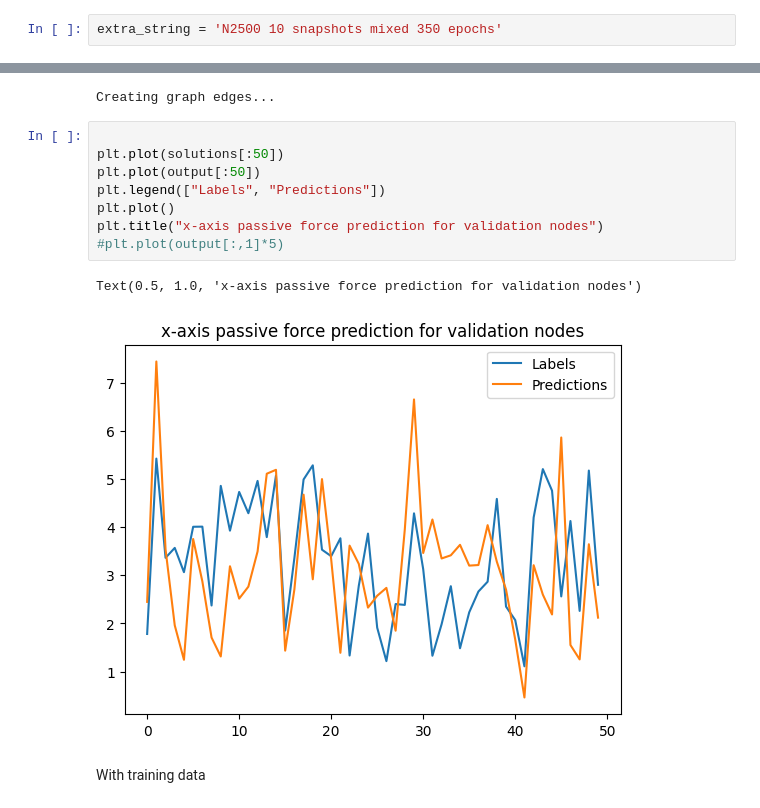
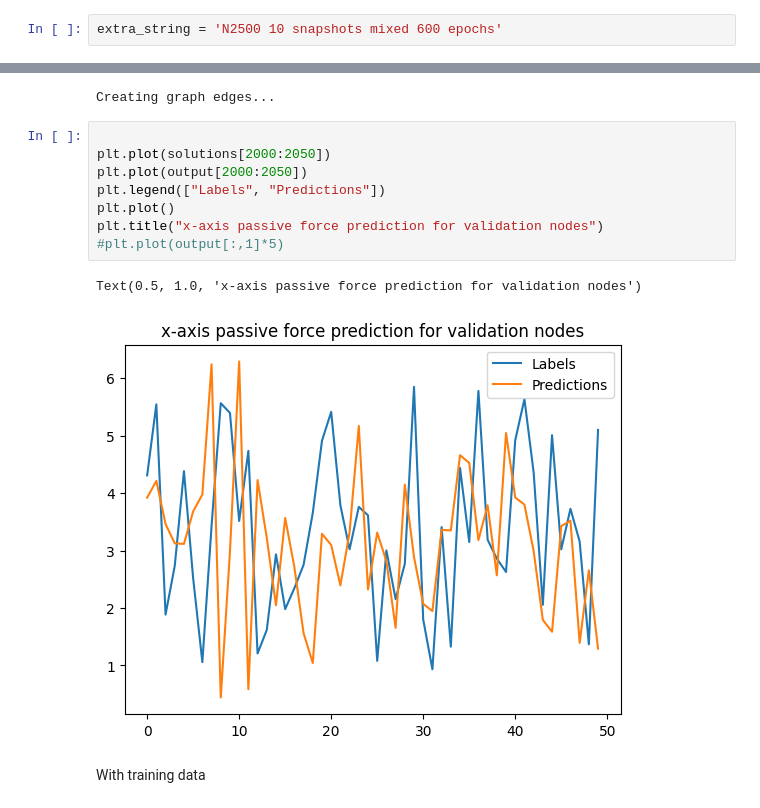
Before and after one commit to Phistian/exjobb, a Jupyter notebook: miguel/training/magnitude_training.ipynb, the cells around one changed output, grey strips where cells are left out. Cells and saved outputs as stored; diff of their text form.

```diff
--- a/miguel/training/magnitude_training.ipynb
+++ b/miguel/training/magnitude_training.ipynb
@@ -461,7 +461,7 @@ for i in range(len(histories)):
 # %% [markdown]
 Model
 # %%
-extra_string = 'N2500 10 snapshots mixed 350 epochs'
+extra_string = 'N2500 10 snapshots mixed 600 epochs'
 # %%
 
 model.save(models_address + extra_string)
@@ -741,15 +741,15 @@ solutions = full_test_graph[1][0]
 Creating graph edges...
 # %%
 
-plt.plot(solutions[:50])
-plt.plot(output[:50])
+plt.plot(solutions[2000:2050])
+plt.plot(output[2000:2050])
 plt.legend(["Labels", "Predictions"])
 plt.plot()
 plt.title("x-axis passive force prediction for validation nodes")
 #plt.plot(output[:,1]*5)
 # %% [output]
 Text(0.5, 1.0, 'x-axis passive force prediction for validation nodes')
-[figure, old version]
+[figure, new version]
 # %% [markdown]
 With training data
 # %%
```
Also changed, not shown: parts of 6 cells of this notebook.
